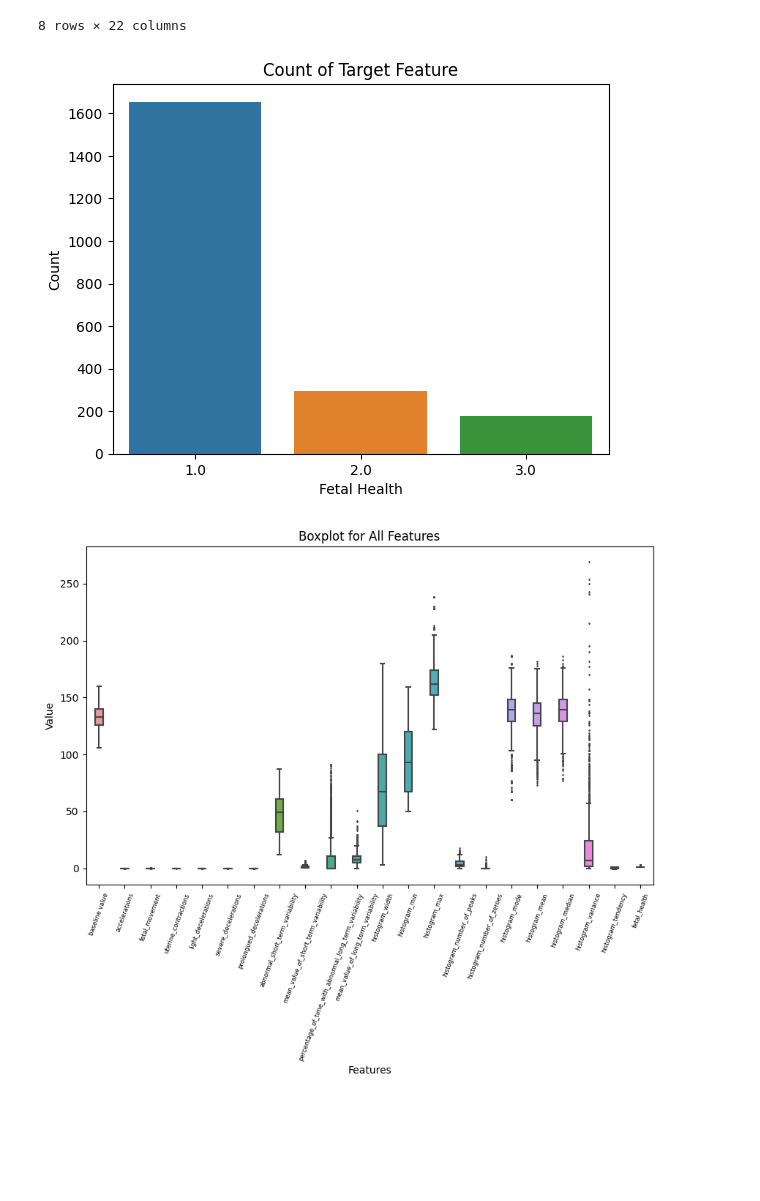
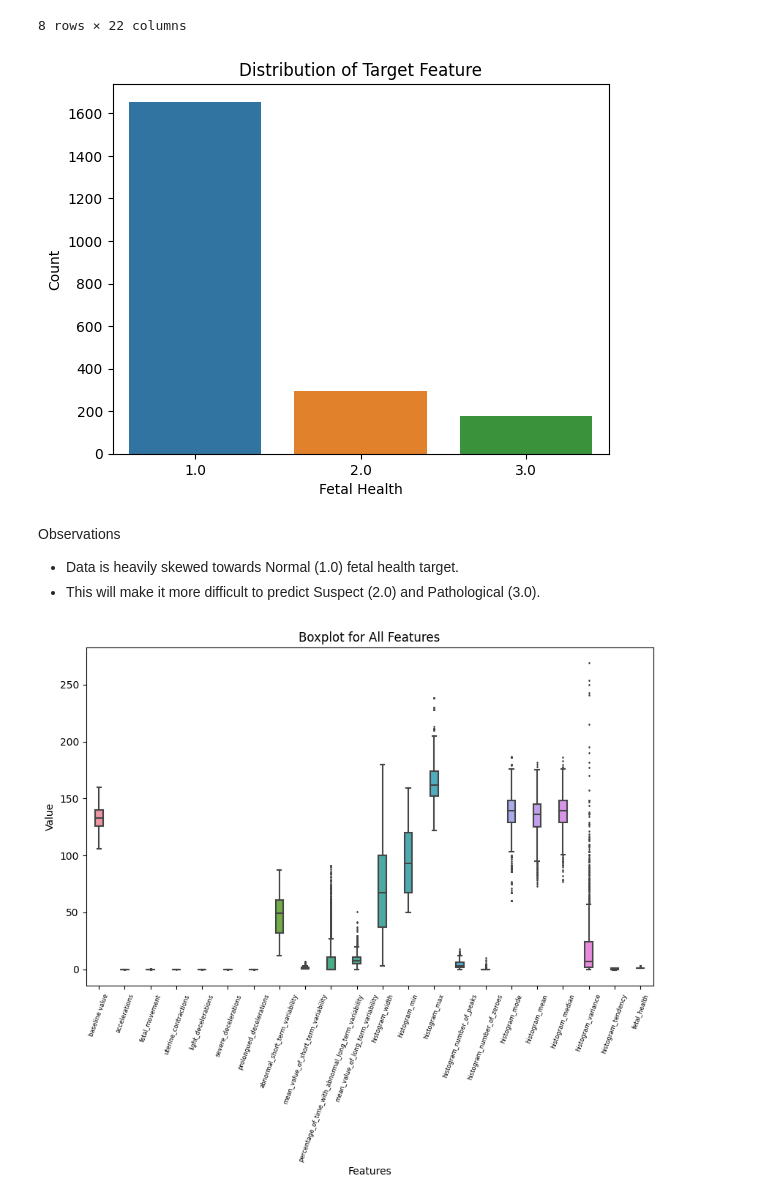
Before and after one commit to AdithyaViswanathan1/Fetal-Health-Classification, a Jupyter notebook: notebooks/eda.ipynb, the cells around one changed output. Saved outputs shown, nothing was run; the diff lists cells and outputs as text; code cells hidden in the pictures; blank space fills up the shorter version.

```diff
--- a/notebooks/eda.ipynb
+++ b/notebooks/eda.ipynb
@@ -17,7 +18,7 @@ Cardiotocography (CTG) is a technical means of recording (-graphy) the fetal hea
 # %% [markdown]
 # Data Initialization
 # %%
-data = pd.read_csv("fetal_health.csv")
+data = pd.read_csv("../data/fetal_health.csv")
 data.head()
 # %% [output]
 |  | baseline value | accelerations | fetal_movement | uterine_contractions | light_decelerations | ... |
@@ -90,12 +93,16 @@ data.describe()
 8 rows × 22 columns
 # %%
 sns.countplot(data=data, x='fetal_health')
-plt.title('Count of Target Feature')
+plt.title('Distribution of Target Feature')
 plt.xlabel('Fetal Health')
 plt.ylabel('Count')
 plt.show()
 # %% [output]
-[figure, old version]
+[figure, new version]
+# %% [markdown]
+Observations
+- Data is heavily skewed towards Normal (1.0) fetal health target.
+- This will make it more difficult to predict Suspect (2.0) and Pathological (3.0).
 # %%
 plt.figure(figsize=(10, 6))
 sns.boxplot(data=data, width=.3, fliersize=1)
```
Also changed, not shown: parts of 31 cells of this notebook, 1 other file.
